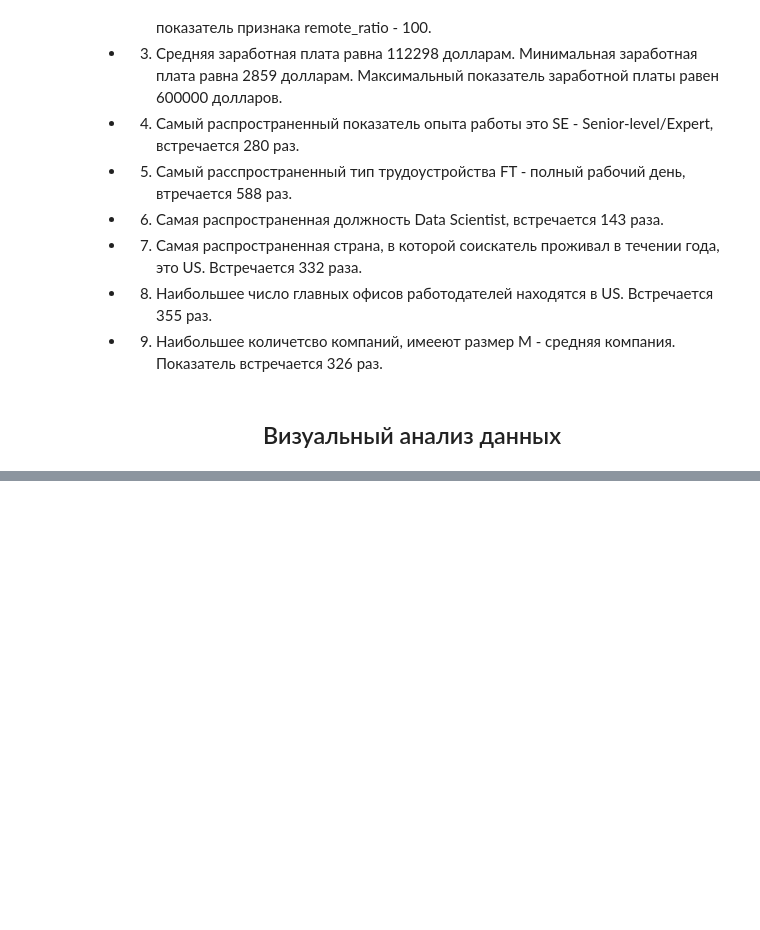
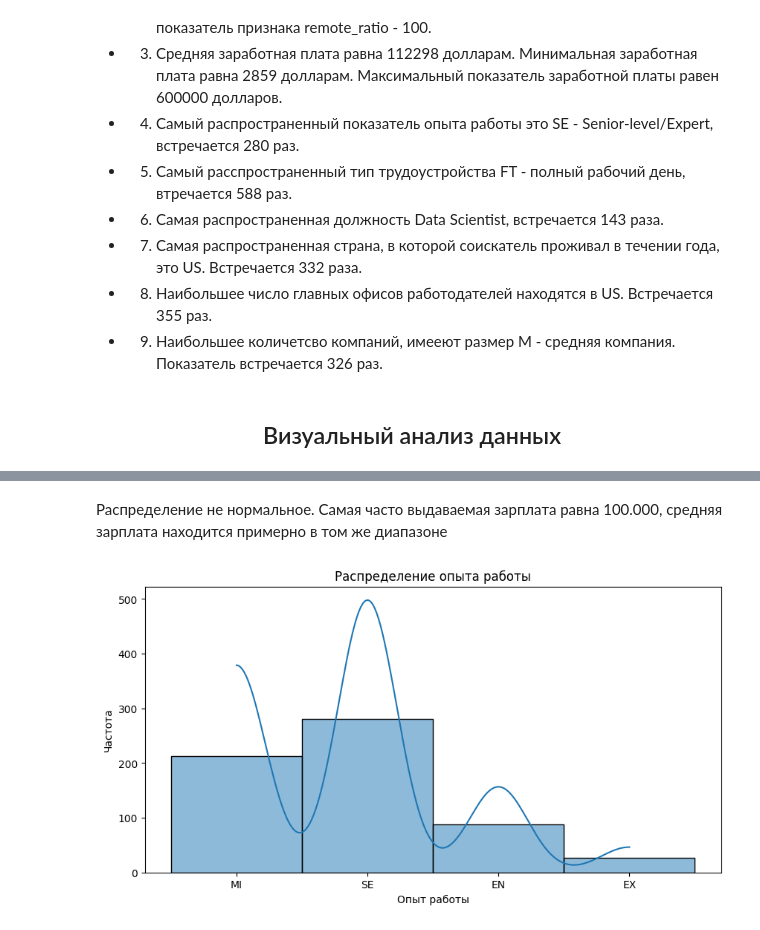
Before and after one commit to Kagemushe/sf_data_science, a Jupyter notebook: ds_salaries.ipynb, the cells around one changed output, grey strips where cells are left out. Saved outputs shown, nothing was run; the diff lists cells and outputs as text; code cells hidden in the pictures; blank space fills up the shorter version.

```diff
--- a/ds_salaries.ipynb
+++ b/ds_salaries.ipynb
@@ -183,0 +215,11 @@ fig, axes = sns.histplot(1, 1, figsize = (10, 5))
+# %% [markdown]
+Распределение не нормальное.
+Самая часто выдаваемая зарплата равна 100.000, средняя зарплата находится примерно в том же диапазоне
+# %%
+# Строим гистограмму распределения опыта работы по частоте
+fig, axes = plt.subplots(1, 1, figsize = (10, 5))
+sns.histplot(data['experience_level'], kde=True)
+axes.set(xlabel='Опыт работы', ylabel='Частота')
+axes.set(title='Распределение опыта работы');
+# %% [output]
+[figure, added]
```
Also changed, not shown: parts of 68 cells of this notebook.
